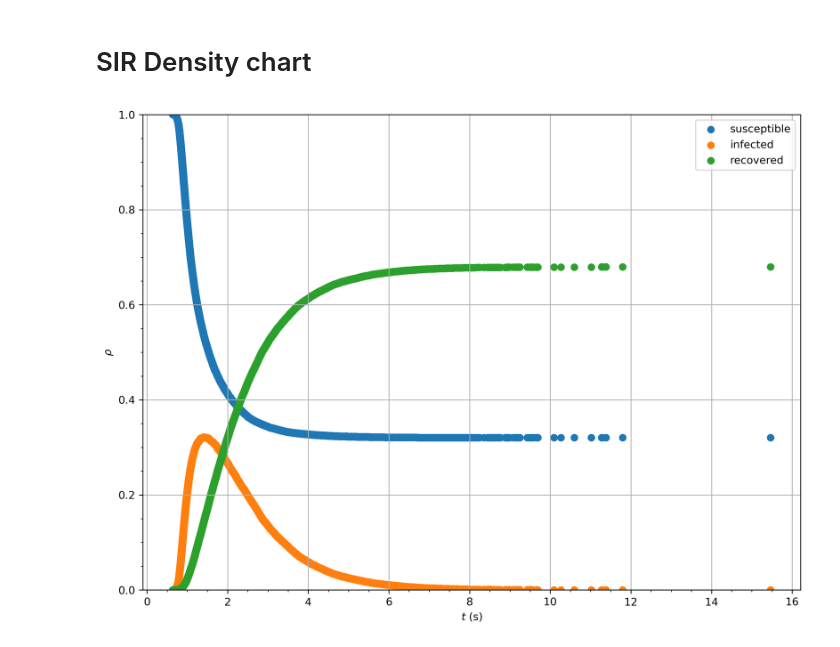
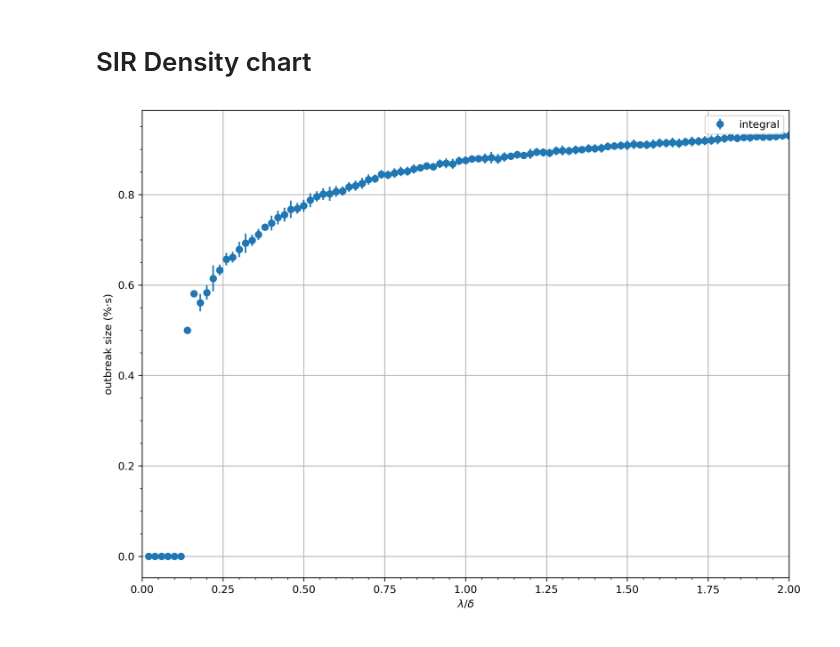
Before and after one commit to AdriRed/epidemics-tfg, a Jupyter notebook: post-process/SIR-density.ipynb, the cells around one changed output. Cells and saved outputs as stored; diff of their text form; code cells hidden in the pictures.

```diff
--- a/post-process/SIR-density.ipynb
+++ b/post-process/SIR-density.ipynb
@@ -59,18 +59,63 @@ def set_gnuplot_style():
 # %% [markdown]
 # SIR Density chart
 # %%
-main_df = pd.read_csv('../output/stats-SIR-I=   0.30000-R=   1.00000-S=    2.dat', sep='\s+', names=['t', 'irate', 'rrate', 'idens', 'rdens'])
-fig, ax = plt.subplots(figsize=(11, 8), dpi=300)
-ax.minorticks_on()
-# ax.set_xlim(0, 1)
-ax.set_ylim(0, 1)
-ax.scatter(main_df['t'], 1-main_df['rdens']-main_df['idens'], marker='o', label='susceptible')
-ax.scatter(main_df['t'], main_df['idens'], marker='o', label='infected')
-ax.scatter(main_df['t'], main_df['rdens'], marker='o', label='recovered')
-ax.legend()
-ax.set_xlabel(r'$t$ (s)')
-ax.set_ylabel(r'$\rho$')
-ax.grid()
-plt.show()
+import pandas as pd
+import numpy as np
+from tqdm import tqdm
+from multiprocessing import Pool
+import functools
+
+def process_rate(i):
+    """Procesa todas las repeticiones para una tasa específica"""
+    rate = i/100
+    integrals = []
+    outbreak_size = []
+
+    for j in range(1, 31):
+        filename = f"../output/stats-SIR-I=   {rate:.5f}-R=   1.00000-S={42069+j}.dat"
+        df = pd.read_csv(filename, sep=r'\s+', header=None,
+                        names=['t', 'irate', 'rrate', 'idens', 'rdens'],
+                        engine='python')
+        if (df['idens'].max() < 0.2):
+            continue
+
+        df['sdens'] = 1 - df['rdens'] - df['idens']
+        integrals.append(np.trapezoid(df['idens'], df['t']))
+        outbreak_size.append(df['rdens'].iloc[-1])
+    if (len(integrals) == 0):
+        integrals = [0]
+    if (len(outbreak_size) == 0):
+        outbreak_size = [0]
+    return {
+        "rate": rate,
+        "integral": np.mean(integrals),
+        "err_integral": np.std(integrals),
+        "outbreak_size": np.mean(outbreak_size),
+        "err_outbreak_size": np.mean(outbreak_size)
+    }
+
+# Paralelización simple
+if __name__ == "__main__":
+    rates = range(2, 200+1, 2)
+
+    with Pool() as pool:
+        results = list(tqdm(pool.imap(process_rate, rates),
+                           total=len(rates)))
+
+    dfs = pd.DataFrame(results)
-# %% [output]
-[figure, removed]
+# %%
+# set_gnuplot_style()
+fig, ax = plt.subplots(figsize=(11, 8), dpi=300)
+ax.minorticks_on()
+# ax.errorbar(dfs['rate'], dfs['outbreak_size'], yerr=dfs['err_outbreak_size'], marker='o', linestyle='none', label='outbreak')
+ax.errorbar(dfs['rate'], dfs['integral'], yerr=dfs['err_integral'], marker='o', linestyle='none', label='integral')
+# ax.scatter(df_data['x'], df_data['y'], marker='o')
+ax.set_xlabel(r'$\lambda/\delta$')
+ax.set_xlim(0, 2)
+ax.legend()
+# ax.set_ylim(0)
+ax.set_ylabel('outbreak size (%·s)')
+ax.grid()
+plt.show()
+# %% [output]
+[figure, added]
```
Also changed, not shown: 2 other files.
